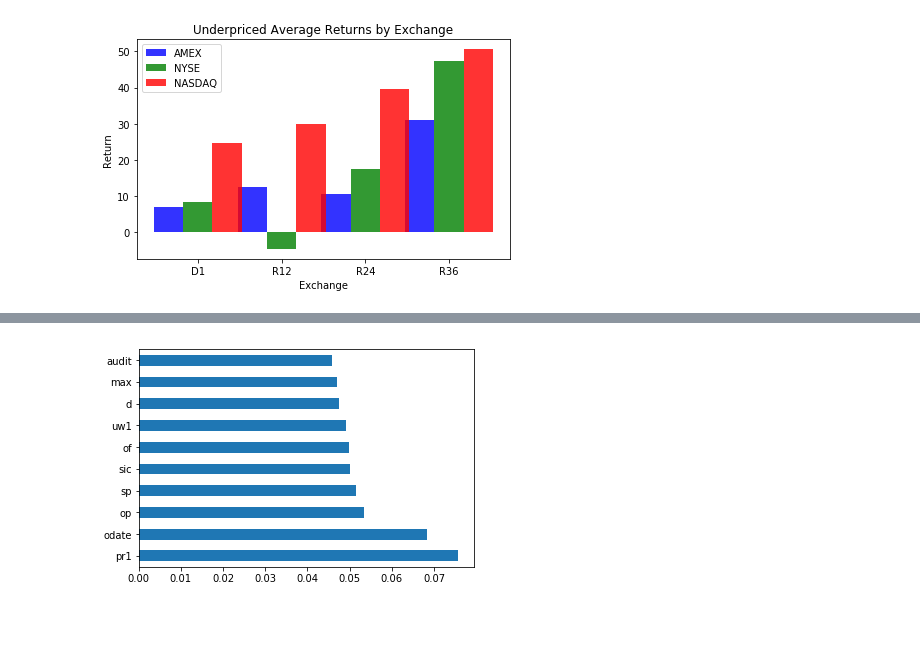
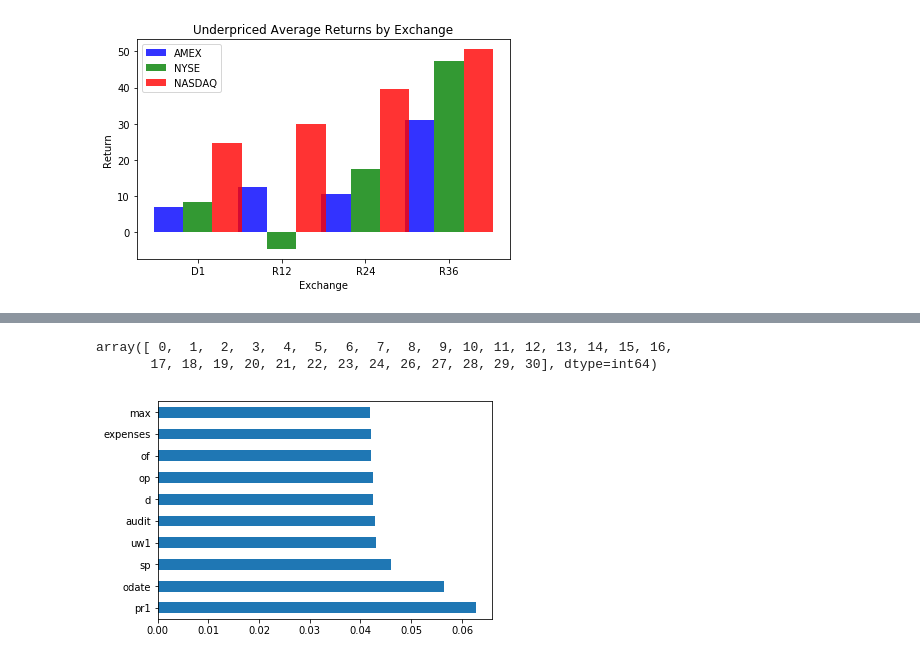
Before and after one commit to LegalBIGuy/ritter-ipo, a Jupyter notebook: RitterIPO.ipynb, the cells around one changed output, grey strips where cells are left out. Drawn from its saved outputs; the diff is of its cells as text; code cells hidden in the pictures; blank space fills up the shorter version.

```diff
--- a/RitterIPO.ipynb
+++ b/RitterIPO.ipynb
@@ -28,9 +35,4 @@ wget.download(url, ipo1526_filename)
 # %%
-# Read IPO 2609 Excel file into dataframe
-# NOTE:  YOu can igore WARNING *** OLE2 inconsistency: SSCS size is 0 but SSAT size is non-zero
-df = pd.read_excel(ipo2609_filename, sheet_name='ipo2609')
-
-
 # Clean Zip Codes and generate zip3
 #   Replace 0, 999 with 00000
 df['zip'] = df['zip'].astype(str).str.ljust(5, '0')
@@ -88,16 +90,20 @@ df['odate'] = df['odate'].astype("int")
 #   SIC Code
 #     999 represents missing
 df['sic'] = df['sic'].astype("int")
+#     Add 2-digit group code
+df['sic_group'] = df['sic'].apply(lambda x: math.floor(x / 10)).astype("int")
+
 #   Lead Underwriter
 #      0 represents missing
+#      Add group -- see Ritter documentation
 df['uw1'] = df['uw1'].astype("int")
+df['uw1_group'] = df['uw1'].apply(lambda x: math.floor(x / 100) * 100).astype("int")
 #   Other underwriters
 df['uw2'] = df['uw2'].astype("int")
-df['uw2'] = df['uw3'].astype("int")
-df['uw2'] = df['uw4'].astype("int")
-df['uwS'] = df['uwS'].astype("int")
-# Fix typo in uw5 column name
-df = df.rename(columns={'uwS': 'uw5'})
+df['uw2_group'] = df['uw2'].apply(lambda x: math.floor(x / 10) * 10).astype("int")
+df['uw3'] = df['uw3'].astype("int")
+df['uw3_group'] = df['uw3'].apply(lambda x: math.floor(x / 10)).astype("int")
+#   NOTE: uw4 and uwS (should be 5) dropped below.  Just use first three underwriters
 #   Year Organized
 #     99 represents missing
 df['yr'] = df['yr'].astype("int")
@@ -137,7 +143,7 @@ df['of'] = df['of'].astype(float) / 100
 df.isnull().sum()
 
 # Drop columns uncer and gs as well as cusip, zip and uw3,4,5
-df = df.drop(['uncer', 'gs', 'cusip', 'zip', 'uw3', 'uw4', 'uw5'], axis=1)
+df = df.drop(['uncer', 'gs', 'cusip', 'zip', 'uw3', 'uw4', 'uwS'], axis=1)
 
 # Drop rows with missing data
 df = df[df['op'] != 0]
@@ -357,9 +363,13 @@ print(featureScores.nlargest(15, 'Score'))
 # %%
 # Scale and use chi2
-scaler = MinMaxScaler()
-scaled_values = scaler.fit_transform(uni_X)
-scaled_X = uni_X.copy()
-scaled_X.loc[:,:] = scaled_values
+import warnings
+with warnings.catch_warnings():
+    # ignore data conversion warnings
+    warnings.filterwarnings("ignore")
+    scaler = MinMaxScaler()
+    scaled_values = scaler.fit_transform(uni_X)
+    scaled_X = uni_X.copy()
+    scaled_X.loc[:,:] = scaled_values
 
 bestfeatures = SelectKBest(score_func=chi2,k=15)
 fit = bestfeatures.fit(scaled_X, uni_y)
@@ -388,9 +398,18 @@ print(featureScores.nlargest(15, 'Score'))
+# %%
+# Look for features with low variance
+sel = VarianceThreshold(1)
+sel.fit_transform(uni_X, uni_y)
+# Review retained features (all included)
+sel.get_support(indices=True)
+# %% [output]
+array([ 0,  1,  2,  3,  4,  5,  6,  7,  8,  9, 10, 11, 12, 13, 14, 15, 16,
+       17, 18, 19, 20, 21, 22, 23, 24, 26, 27, 28, 29, 30], dtype=int64)
 # %%
 # Feature Importance
-model = ExtraTreesClassifier()
+model = ExtraTreesClassifier(n_estimators=100)
 model.fit(uni_X, uni_y)
 feat_importances = pd.Series(model.feature_importances_, index=scaled_X.columns)
 feat_importances.nlargest(10).plot(kind='barh')
 plt.show()
 # %% [output]
-[figure, old version]
+[figure, new version]
```
Also changed, not shown: parts of 9 cells of this notebook.
